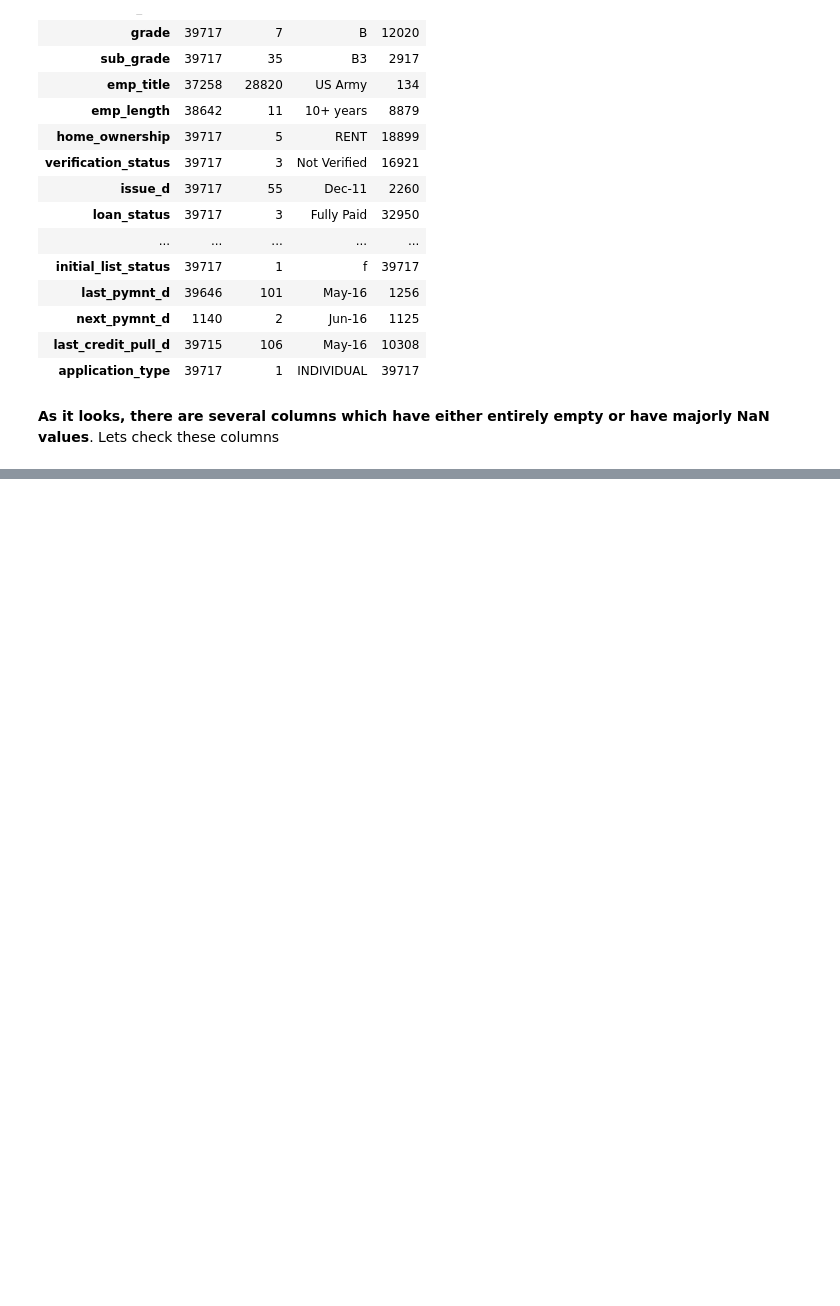
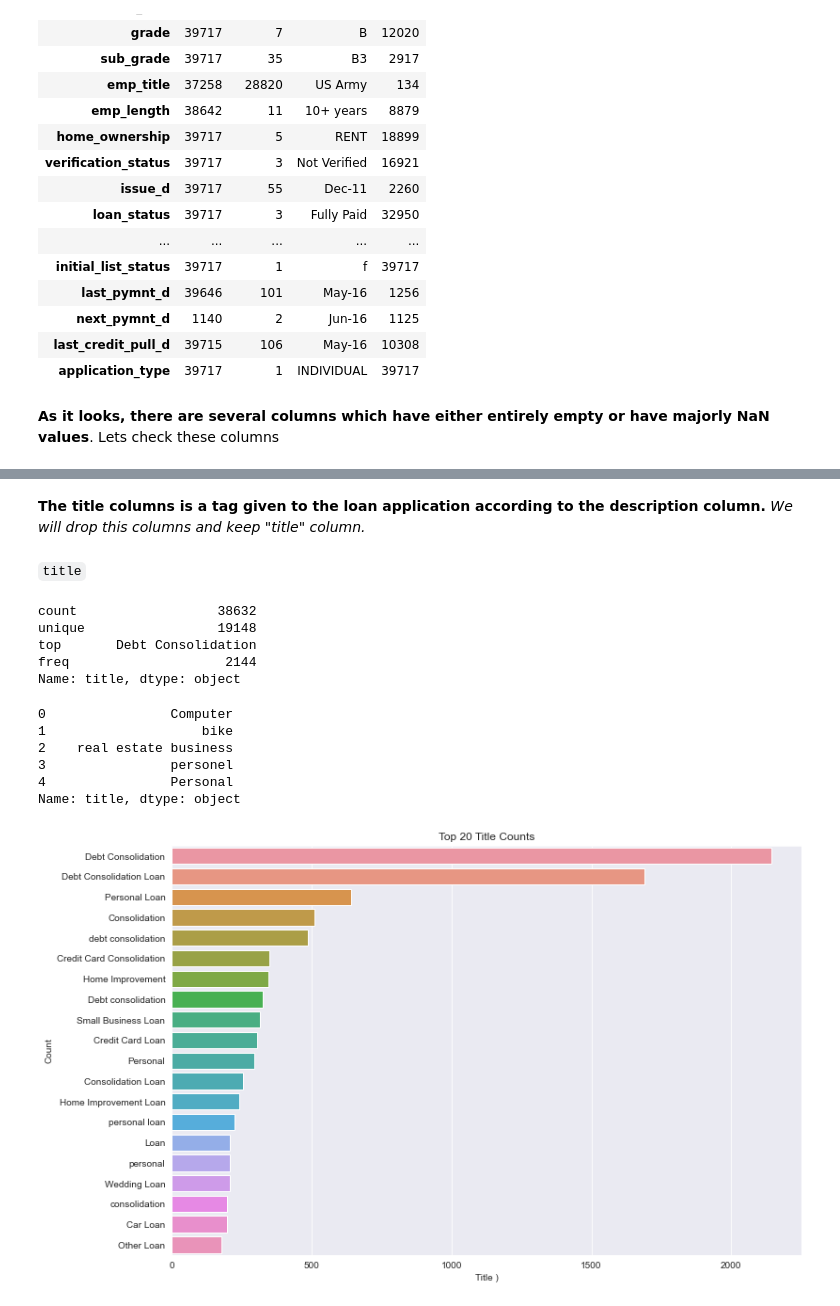
Before and after one commit to subhasisj/Lending-Club-Assignment, a Jupyter notebook: Notebooks/Exploration-Subhasis.ipynb, the cells around one changed output, grey strips where cells are left out. Saved outputs shown, nothing was run; the diff lists cells and outputs as text; code cells hidden in the pictures; blank space fills up the shorter version.

```diff
--- a/Notebooks/Exploration-Subhasis.ipynb
+++ b/Notebooks/Exploration-Subhasis.ipynb
@@ -181,0 +245,2 @@ __Now, we are left with 56 non-null columns.__
+# %%
+loan_df.emp_title.fillna('missing',inplace=True)
@@ -181,0 +275,2 @@ __Now, we are left with 56 non-null columns.__
+# %%
+loan_df = loan_df[~loan_df.emp_length.isna()]
@@ -181,0 +291,33 @@ __Now, we are left with 56 non-null columns.__
+# %% [markdown]
+__The title columns is a tag given to the loan application according to the description column.__
+_We will drop this columns and keep "title" column._
+# %%
+loan_df.drop(columns=['desc'],inplace=True)
+# %% [markdown]
+`title`
+# %%
+loan_df.title.describe()
+# %% [output]
+count                  38632
+unique                 19148
+top       Debt Consolidation
+freq                    2144
+Name: title, dtype: object
+# %%
+loan_df.title.head()
+# %% [output]
+0                Computer
+1                    bike
+2    real estate business
+3                personel
+4                Personal
+Name: title, dtype: object
+# %%
+plt.title('Top 20 Title Counts')
+sns.countplot(y = 'title',data =loan_df,order=pd.value_counts(loan_df['title']).iloc[:20].index)
+# missing_value_df[missing_value_df.percent_missing > 90].plot.bar(x='column_name',y='percent_missing')
+plt.ylabel('Count')
+plt.xlabel('Title )')
+plt.show()
+# %% [output]
+[figure, added]
```
Also changed, not shown: parts of 93 cells of this notebook.
